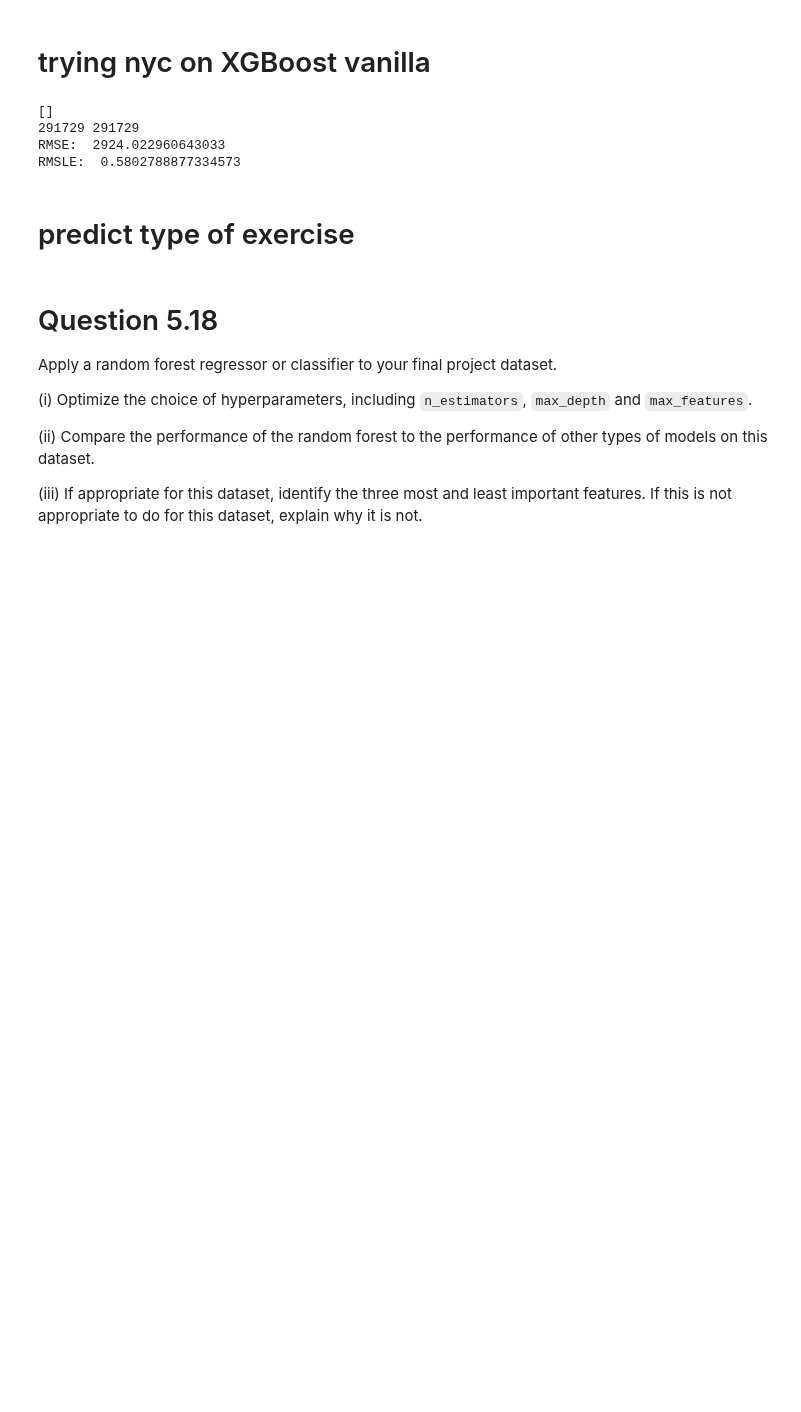
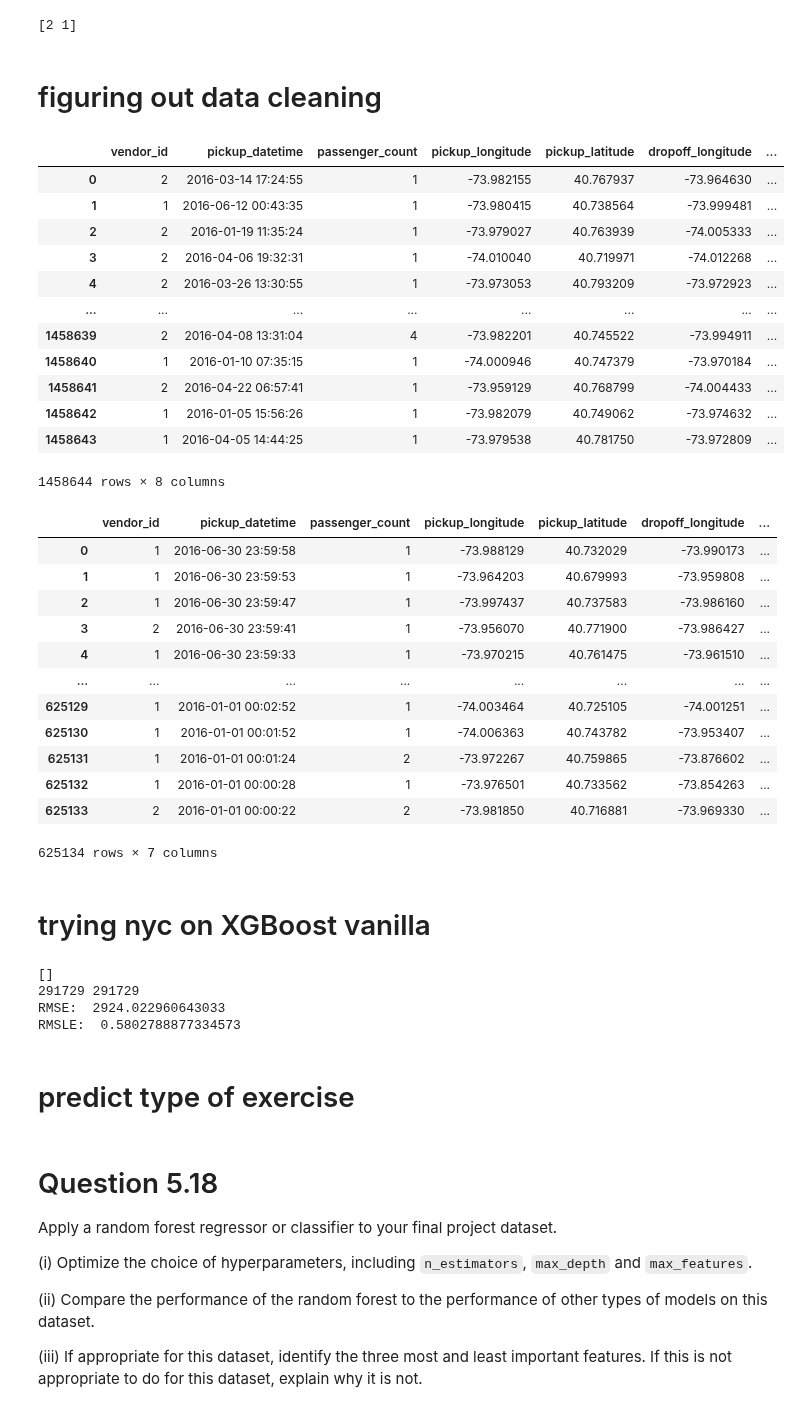
Before and after one commit to jeffxhansen/NYC_Taxi_Trip_Duration, a Jupyter notebook: jeff.ipynb, the cells around one changed output. Saved outputs shown, nothing was run; the diff lists cells and outputs as text; code cells hidden in the pictures; blank space fills up the shorter version.

```diff
--- a/jeff.ipynb
+++ b/jeff.ipynb
@@ -12,3 +75,54 @@ set_np_pd_display_params(np, pd)
+# %%
+print(X['vendor_id'].unique())
+# %% [output]
+[2 1]
+# %% [markdown]
+# figuring out data cleaning
+# %%
+import pandas as pd
+from config import data_path
+
+train = pd.read_csv(f'{data_path}/train.csv')
+test = pd.read_csv(f'{data_path}/test.csv')
+
+cols_to_drop = ['id', 'store_and_fwd_flag', 'dropoff_datetime']
+
+train_cols_to_drop = [c for c in train.columns if c in cols_to_drop]
+train_cleaned = train.drop(columns=train_cols_to_drop)
+
+test_cols_to_drop = [c for c in test.columns if c in cols_to_drop]
+test_cleaned = test.drop(columns=test_cols_to_drop)
+
+
+display(train_cleaned)
+display(test_cleaned)
+# %% [output]
+|  | vendor_id | pickup_datetime | passenger_count | pickup_longitude | pickup_latitude | dropoff_longitude | ... |
+| 0 | 2 | 2016-03-14 17:24:55 | 1 | -73.982155 | 40.767937 | -73.964630 | ... |
+| 1 | 1 | 2016-06-12 00:43:35 | 1 | -73.980415 | 40.738564 | -73.999481 | ... |
+| 2 | 2 | 2016-01-19 11:35:24 | 1 | -73.979027 | 40.763939 | -74.005333 | ... |
+| 3 | 2 | 2016-04-06 19:32:31 | 1 | -74.010040 | 40.719971 | -74.012268 | ... |
+| 4 | 2 | 2016-03-26 13:30:55 | 1 | -73.973053 | 40.793209 | -73.972923 | ... |
+| ... | ... | ... | ... | ... | ... | ... | ... |
+| 1458639 | 2 | 2016-04-08 13:31:04 | 4 | -73.982201 | 40.745522 | -73.994911 | ... |
+| 1458640 | 1 | 2016-01-10 07:35:15 | 1 | -74.000946 | 40.747379 | -73.970184 | ... |
+| 1458641 | 2 | 2016-04-22 06:57:41 | 1 | -73.959129 | 40.768799 | -74.004433 | ... |
+| 1458642 | 1 | 2016-01-05 15:56:26 | 1 | -73.982079 | 40.749062 | -73.974632 | ... |
+| 1458643 | 1 | 2016-04-05 14:44:25 | 1 | -73.979538 | 40.781750 | -73.972809 | ... |
+1458644 rows × 8 columns
+|  | vendor_id | pickup_datetime | passenger_count | pickup_longitude | pickup_latitude | dropoff_longitude | ... |
+| 0 | 1 | 2016-06-30 23:59:58 | 1 | -73.988129 | 40.732029 | -73.990173 | ... |
+| 1 | 1 | 2016-06-30 23:59:53 | 1 | -73.964203 | 40.679993 | -73.959808 | ... |
+| 2 | 1 | 2016-06-30 23:59:47 | 1 | -73.997437 | 40.737583 | -73.986160 | ... |
+| 3 | 2 | 2016-06-30 23:59:41 | 1 | -73.956070 | 40.771900 | -73.986427 | ... |
+| 4 | 1 | 2016-06-30 23:59:33 | 1 | -73.970215 | 40.761475 | -73.961510 | ... |
+| ... | ... | ... | ... | ... | ... | ... | ... |
+| 625129 | 1 | 2016-01-01 00:02:52 | 1 | -74.003464 | 40.725105 | -74.001251 | ... |
+| 625130 | 1 | 2016-01-01 00:01:52 | 1 | -74.006363 | 40.743782 | -73.953407 | ... |
+| 625131 | 1 | 2016-01-01 00:01:24 | 2 | -73.972267 | 40.759865 | -73.876602 | ... |
+| 625132 | 1 | 2016-01-01 00:00:28 | 1 | -73.976501 | 40.733562 | -73.854263 | ... |
+| 625133 | 2 | 2016-01-01 00:00:22 | 2 | -73.981850 | 40.716881 | -73.969330 | ... |
+625134 rows × 7 columns
 # %% [markdown]
 # trying nyc on XGBoost vanilla
 # %%
```
Also changed, not shown: parts of 3 cells of this notebook, 2 other files.
